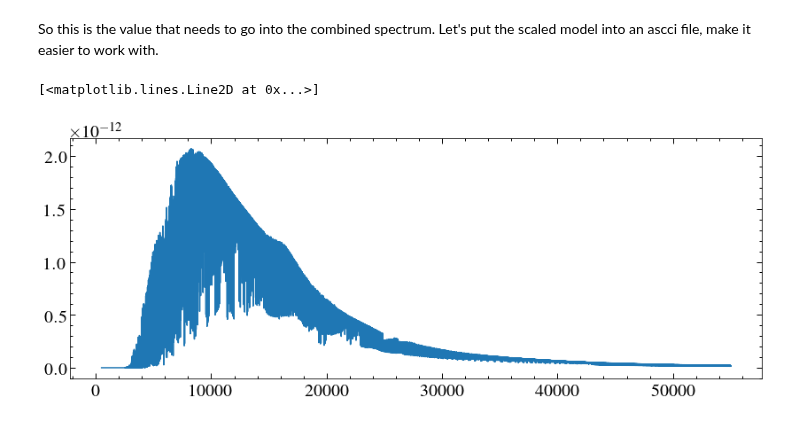
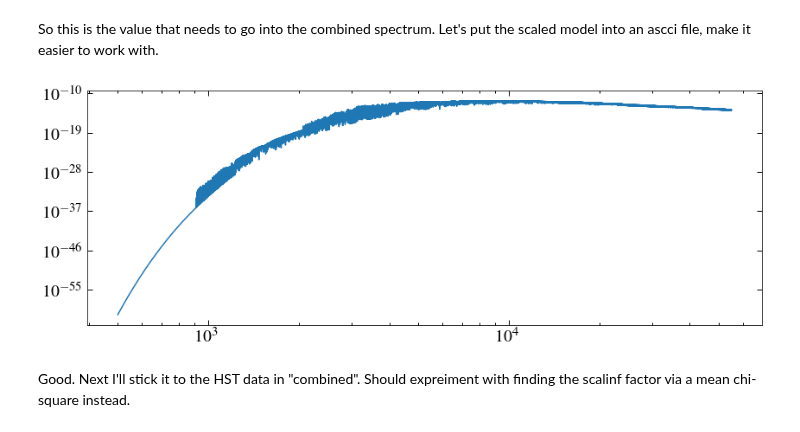
Before and after one commit to davidjwilson/SEDs, a Jupyter notebook: gj_674/photometry/photometry_fitting.ipynb, the cells around one changed output. Cells and saved outputs as stored; diff of their text form; code cells hidden in the pictures.

```diff
--- a/gj_674/photometry/photometry_fitting.ipynb
+++ b/gj_674/photometry/photometry_fitting.ipynb
@@ -541,6 +541,9 @@ ascii.write(data, 'scaled_03400-4.50-0.0_phoenix_gj674.ecsv', delimiter=',', for
 dt = Table.read('scaled_03400-4.50-0.0_phoenix_gj674.ecsv')
 # %%
 plt.plot(dt['WAVELENGTH'], dt['FLUX'])
+plt.yscale('log')
+plt.xscale('log')
 # %% [output]
-[<matplotlib.lines.Line2D at 0x...>]
-[figure, old version]
+[figure, new version]
+# %% [markdown]
+Good. Next I'll stick it to the HST data in "combined". Should expreiment with finding the scalinf factor via a mean chi-square instead.
```
Also changed, not shown: 4 other files.
